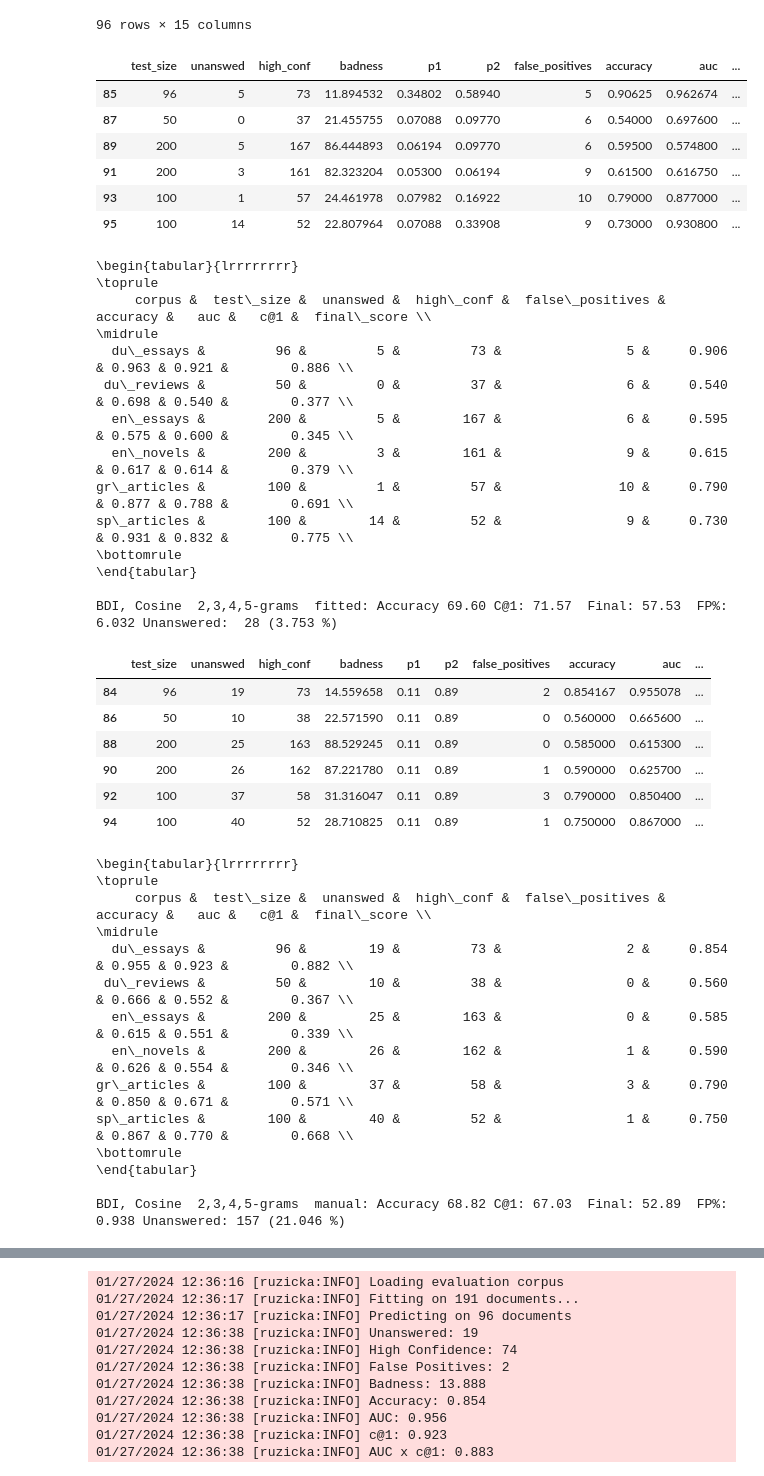
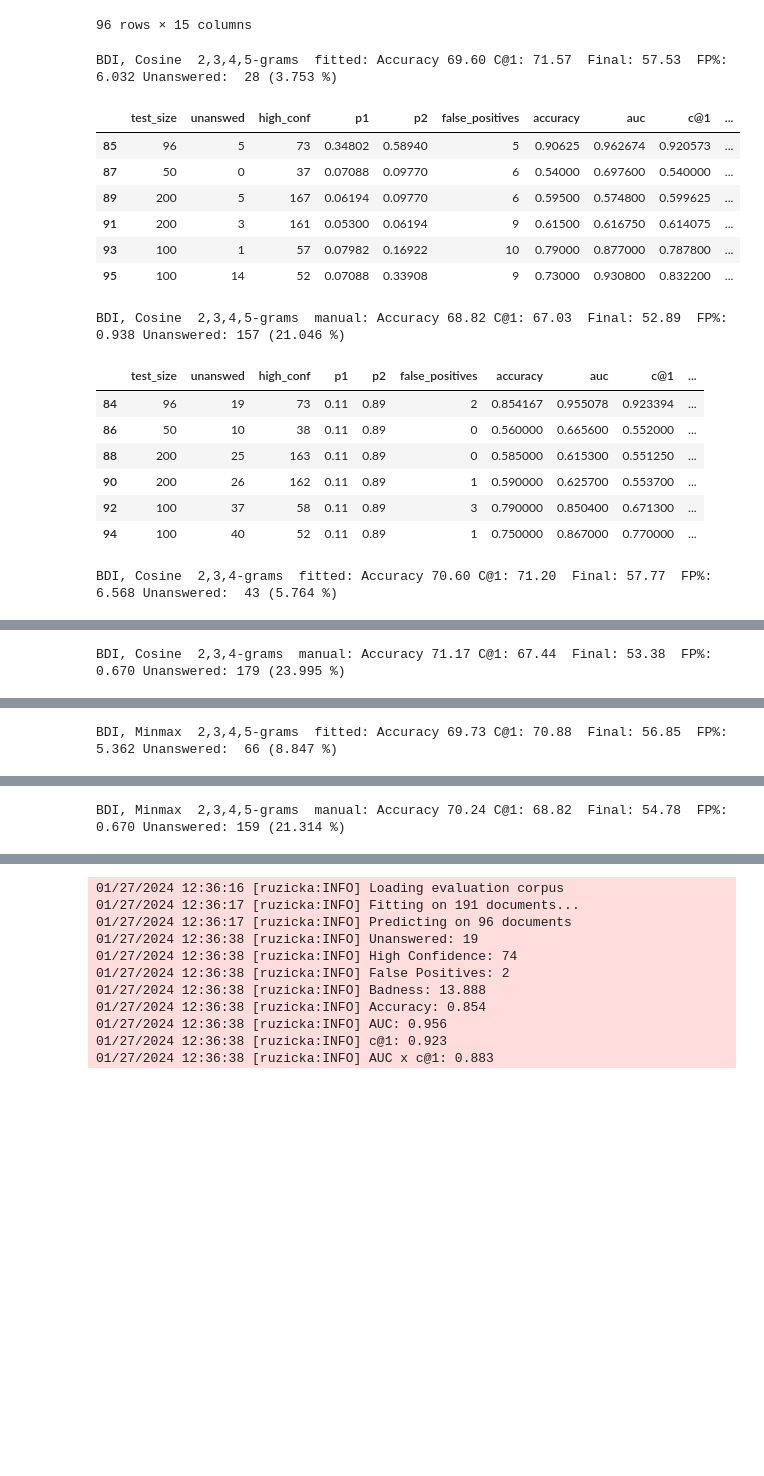
Before and after one commit to bnagy/ruzicka, a Jupyter notebook: code/bdi_test.ipynb, the cells around one changed output, grey strips where cells are left out. Saved outputs shown, nothing was run; the diff lists cells and outputs as text; code cells hidden in the pictures; blank space fills up the shorter version.

```diff
--- a/code/bdi_test.ipynb
+++ b/code/bdi_test.ipynb
@@ -287,63 +287,38 @@ df
 # %%
 from IPython.display import display
 # %%
-for name, group in df.groupby(["classif", "vec", "shifter"]):
-    display(group)
-    df = group[["corpus"] + [col for col in group.columns if col != "corpus"]]
-
-    # print(
-    #     df.drop(["badness", "p1", "p2", "classif", "vec", "shifter"], axis=1).to_latex(
-    #         index=False, float_format="%.3f"
-    #     )
-    # )
+for name, group in df.drop(["badness"], axis=1).groupby(["classif", "vec", "shifter"]):
     print(
         f"{''.join(name)}: Accuracy {group.accuracy.mean()*100:.2f} "
         f"C@1: {group['c@1'].mean()*100:.2f}  "
         f"Final: {group['final_score'].mean()*100:.2f}  "
         f"FP%: {group['false_positives'].sum()/group['test_size'].sum()*100:.3f} "
         f"Unanswered: {group['unanswed'].sum():>3} "
         f"({group['unanswed'].sum()/group['test_size'].sum()*100:.3f} %)"
     )
+    display(group)
+
+    # this_df = group[["corpus"] + [col for col in group.columns if col != "corpus"]]
+    # print(
+    #     this_df.drop(["badness", "p1", "p2", "classif", "vec", "shifter"], axis=1).to_latex(
+    #         index=False, float_format="%.3f"
+    #     )
+    # )
 # %% [output]
+BDI, Cosine  2,3,4,5-grams  fitted: Accuracy 69.60 C@1: 71.57  Final: 57.53  FP%: 6.032 Unanswered:  28 (3.753 %)
-|  | test_size | unanswed | high_conf | badness | p1 | p2 | false_positives | accuracy | auc | ... |
-| 85 | 96 | 5 | 73 | 11.894532 | 0.34802 | 0.58940 | 5 | 0.90625 | 0.962674 | ... |
-| 87 | 50 | 0 | 37 | 21.455755 | 0.07088 | 0.09770 | 6 | 0.54000 | 0.697600 | ... |
-| 89 | 200 | 5 | 167 | 86.444893 | 0.06194 | 0.09770 | 6 | 0.59500 | 0.574800 | ... |
-| 91 | 200 | 3 | 161 | 82.323204 | 0.05300 | 0.06194 | 9 | 0.61500 | 0.616750 | ... |
-| 93 | 100 | 1 | 57 | 24.461978 | 0.07982 | 0.16922 | 10 | 0.79000 | 0.877000 | ... |
-| 95 | 100 | 14 | 52 | 22.807964 | 0.07088 | 0.33908 | 9 | 0.73000 | 0.930800 | ... |
+|  | test_size | unanswed | high_conf | p1 | p2 | false_positives | accuracy | auc | c@1 | ... |
+| 85 | 96 | 5 | 73 | 0.34802 | 0.58940 | 5 | 0.90625 | 0.962674 | 0.920573 | ... |
+| 87 | 50 | 0 | 37 | 0.07088 | 0.09770 | 6 | 0.54000 | 0.697600 | 0.540000 | ... |
+| 89 | 200 | 5 | 167 | 0.06194 | 0.09770 | 6 | 0.59500 | 0.574800 | 0.599625 | ... |
+| 91 | 200 | 3 | 161 | 0.05300 | 0.06194 | 9 | 0.61500 | 0.616750 | 0.614075 | ... |
+| 93 | 100 | 1 | 57 | 0.07982 | 0.16922 | 10 | 0.79000 | 0.877000 | 0.787800 | ... |
+| 95 | 100 | 14 | 52 | 0.07088 | 0.33908 | 9 | 0.73000 | 0.930800 | 0.832200 | ... |
-\begin{tabular}{lrrrrrrrr}
-\toprule
-     corpus &  test\_size &  unanswed &  high\_conf &  false\_positives &  accuracy &   auc &   c@1 &  final\_score \\
-\midrule
-  du\_essays &         96 &         5 &         73 &                5 &     0.906 & 0.963 & 0.921 &        0.886 \\
- du\_reviews &         50 &         0 &         37 &                6 &     0.540 & 0.698 & 0.540 &        0.377 \\
-  en\_essays &        200 &         5 &        167 &                6 &     0.595 & 0.575 & 0.600 &        0.345 \\
-  en\_novels &        200 &         3 &        161 &                9 &     0.615 & 0.617 & 0.614 &        0.379 \\
-gr\_articles &        100 &         1 &         57 &               10 &     0.790 & 0.877 & 0.788 &        0.691 \\
-sp\_articles &        100 &        14 &         52 &                9 &     0.730 & 0.931 & 0.832 &        0.775 \\
-\bottomrule
-\end{tabular}
-
-BDI, Cosine  2,3,4,5-grams  fitted: Accuracy 69.60 C@1: 71.57  Final: 57.53  FP%: 6.032 Unanswered:  28 (3.753 %)
+BDI, Cosine  2,3,4,5-grams  manual: Accuracy 68.82 C@1: 67.03  Final: 52.89  FP%: 0.938 Unanswered: 157 (21.046 %)
-|  | test_size | unanswed | high_conf | badness | p1 | p2 | false_positives | accuracy | auc | ... |
-| 84 | 96 | 19 | 73 | 14.559658 | 0.11 | 0.89 | 2 | 0.854167 | 0.955078 | ... |
-| 86 | 50 | 10 | 38 | 22.571590 | 0.11 | 0.89 | 0 | 0.560000 | 0.665600 | ... |
-| 88 | 200 | 25 | 163 | 88.529245 | 0.11 | 0.89 | 0 | 0.585000 | 0.615300 | ... |
-| 90 | 200 | 26 | 162 | 87.221780 | 0.11 | 0.89 | 1 | 0.590000 | 0.625700 | ... |
-| 92 | 100 | 37 | 58 | 31.316047 | 0.11 | 0.89 | 3 | 0.790000 | 0.850400 | ... |
-| 94 | 100 | 40 | 52 | 28.710825 | 0.11 | 0.89 | 1 | 0.750000 | 0.867000 | ... |
+|  | test_size | unanswed | high_conf | p1 | p2 | false_positives | accuracy | auc | c@1 | ... |
+| 84 | 96 | 19 | 73 | 0.11 | 0.89 | 2 | 0.854167 | 0.955078 | 0.923394 | ... |
+| 86 | 50 | 10 | 38 | 0.11 | 0.89 | 0 | 0.560000 | 0.665600 | 0.552000 | ... |
+| 88 | 200 | 25 | 163 | 0.11 | 0.89 | 0 | 0.585000 | 0.615300 | 0.551250 | ... |
+| 90 | 200 | 26 | 162 | 0.11 | 0.89 | 1 | 0.590000 | 0.625700 | 0.553700 | ... |
+| 92 | 100 | 37 | 58 | 0.11 | 0.89 | 3 | 0.790000 | 0.850400 | 0.671300 | ... |
+| 94 | 100 | 40 | 52 | 0.11 | 0.89 | 1 | 0.750000 | 0.867000 | 0.770000 | ... |
-\begin{tabular}{lrrrrrrrr}
-\toprule
-     corpus &  test\_size &  unanswed &  high\_conf &  false\_positives &  accuracy &   auc &   c@1 &  final\_score \\
-\midrule
-  du\_essays &         96 &        19 &         73 &                2 &     0.854 & 0.955 & 0.923 &        0.882 \\
- du\_reviews &         50 &        10 &         38 &                0 &     0.560 & 0.666 & 0.552 &        0.367 \\
-  en\_essays &        200 &        25 &        163 &                0 &     0.585 & 0.615 & 0.551 &        0.339 \\
-  en\_novels &        200 &        26 &        162 &                1 &     0.590 & 0.626 & 0.554 &        0.346 \\
-gr\_articles &        100 &        37 &         58 &                3 &     0.790 & 0.850 & 0.671 &        0.571 \\
-sp\_articles &        100 &        40 &         52 &                1 &     0.750 & 0.867 & 0.770 &        0.668 \\
-\bottomrule
-\end{tabular}
-
-BDI, Cosine  2,3,4,5-grams  manual: Accuracy 68.82 C@1: 67.03  Final: 52.89  FP%: 0.938 Unanswered: 157 (21.046 %)
+BDI, Cosine  2,3,4-grams  fitted: Accuracy 70.60 C@1: 71.20  Final: 57.77  FP%: 6.568 Unanswered:  43 (5.764 %)
@@ -370,0 +332 @@ BDI, Cosine  2,3,4-grams  fitted: Accuracy 70.60 C@1: 71.20  Final: 57.77  FP%:
+BDI, Cosine  2,3,4-grams  manual: Accuracy 71.17 C@1: 67.44  Final: 53.38  FP%: 0.670 Unanswered: 179 (23.995 %)
@@ -391,0 +340 @@ BDI, Cosine  2,3,4-grams  manual: Accuracy 71.17 C@1: 67.44  Final: 53.38  FP%:
+BDI, Minmax  2,3,4,5-grams  fitted: Accuracy 69.73 C@1: 70.88  Final: 56.85  FP%: 5.362 Unanswered:  66 (8.847 %)
@@ -412,0 +348 @@ BDI, Minmax  2,3,4,5-grams  fitted: Accuracy 69.73 C@1: 70.88  Final: 56.85  FP%
+BDI, Minmax  2,3,4,5-grams  manual: Accuracy 70.24 C@1: 68.82  Final: 54.78  FP%: 0.670 Unanswered: 159 (21.314 %)
```
Also changed, not shown: parts of 1 cell of this notebook.
